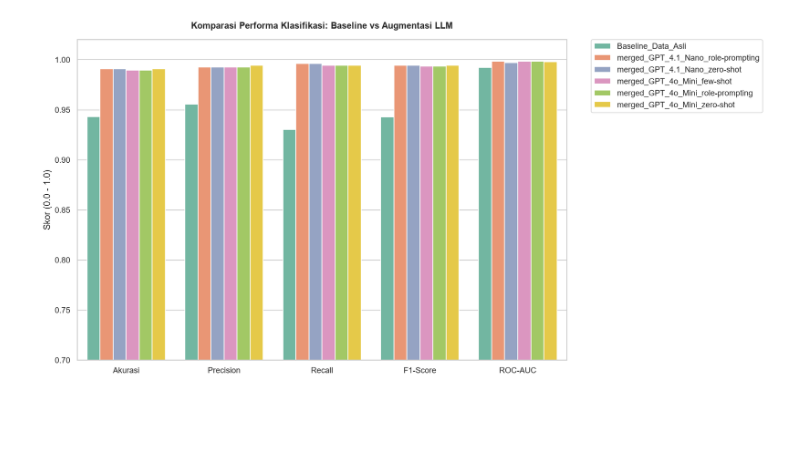
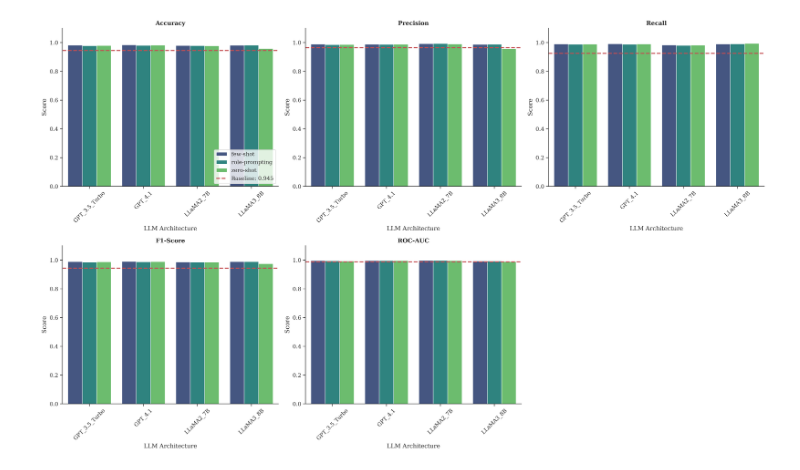
Before and after one commit to farhanhr/llm_generated_dataset, a Jupyter notebook: notebooks/LLM_augmented_notebooks.ipynb, the cells around one changed output. Cells and saved outputs as stored; diff of their text form; code cells hidden in the pictures; blank space fills up the shorter version.

```diff
--- a/notebooks/LLM_augmented_notebooks.ipynb
+++ b/notebooks/LLM_augmented_notebooks.ipynb
@@ -113,23 +211,38 @@ display(df_class_sorted.style.highlight_max(subset=['Akurasi', 'Precision', 'Rec
 # %%
-top_models = df_class_sorted.head(5)['Dataset'].tolist()
-if "Baseline_Data_Asli" not in top_models:
-    top_models.append("Baseline_Data_Asli")
+plot_df = df_results[df_results['Model'] != 'Baseline']
+baseline_metrics = df_results[df_results['Model'] == 'Baseline'].iloc[0]
 
-df_vis = df_class[df_class['Dataset'].isin(top_models)]
+fig, axes = plt.subplots(2, 3, figsize=(20, 12))
+axes_flat = axes.flatten()
 
-df_melted = df_vis.melt(id_vars='Dataset',
-                        value_vars=['Akurasi', 'Precision', 'Recall', 'F1-Score', 'ROC-AUC'],
-                        var_name='Metrik', value_name='Skor')
+metrics_to_plot = ['Accuracy', 'Precision', 'Recall', 'F1-Score', 'ROC-AUC']
 
-plt.figure(figsize=(14, 7))
-sns.barplot(data=df_melted, x='Metrik', y='Skor', hue='Dataset', palette='Set2')
-plt.title('Komparasi Performa Klasifikasi: Baseline vs Augmentasi LLM', fontweight='bold', pad=15)
-plt.ylabel('Skor (0.0 - 1.0)')
-plt.xlabel('')
-plt.ylim(0.7, 1.02)
-plt.legend(bbox_to_anchor=(1.05, 1), loc='upper left', borderaxespad=0.)
+for i, metric in enumerate(metrics_to_plot):
+    ax = axes_flat[i]
+
+    if not plot_df.empty:
+        sns.barplot(data=plot_df, x='Model', y=metric, hue='Technique', ax=ax, palette='viridis')
+
+    ax.axhline(y=baseline_metrics[metric], color='r', linestyle='--', linewidth=2, label=f'Baseline: {baseline_metrics[metric]:.3f}')
+
+    ax.set_title(metric, fontweight='bold')
+    ax.set_ylim(0, 1.1)
+    ax.tick_params(axis='x', rotation=45)
+    ax.set_ylabel('Score')
+    ax.set_xlabel('LLM Architecture')
+
+    legend = ax.get_legend()
+    if i == 0:
+        if legend is not None:
+            ax.legend(loc='lower right')
+    else:
+        if legend is not None:
+            legend.remove()
+
+axes_flat[5].set_visible(False)
+
 plt.tight_layout()
 plt.show()
 # %% [output]
-[figure, old version]
+[figure, new version]
 # %%
```
Also changed, not shown: parts of 7 cells of this notebook, 6 other files.
